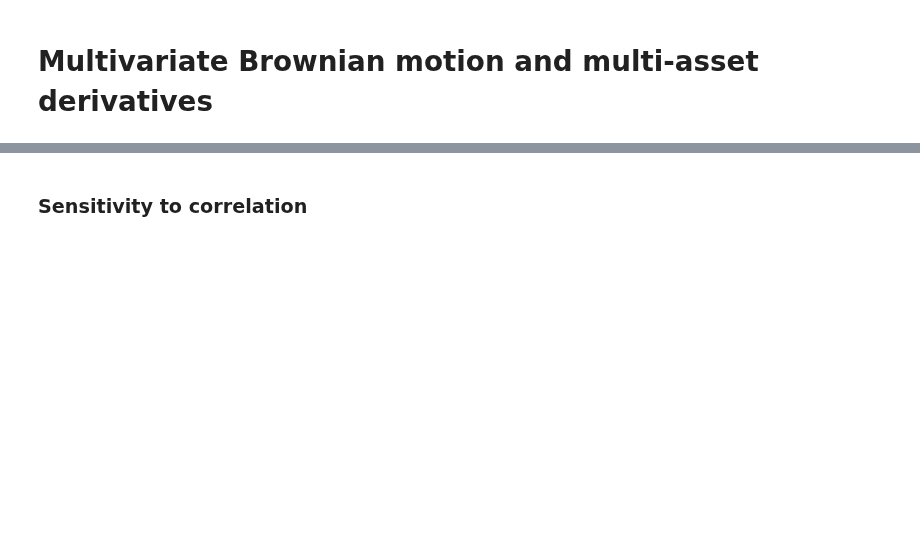
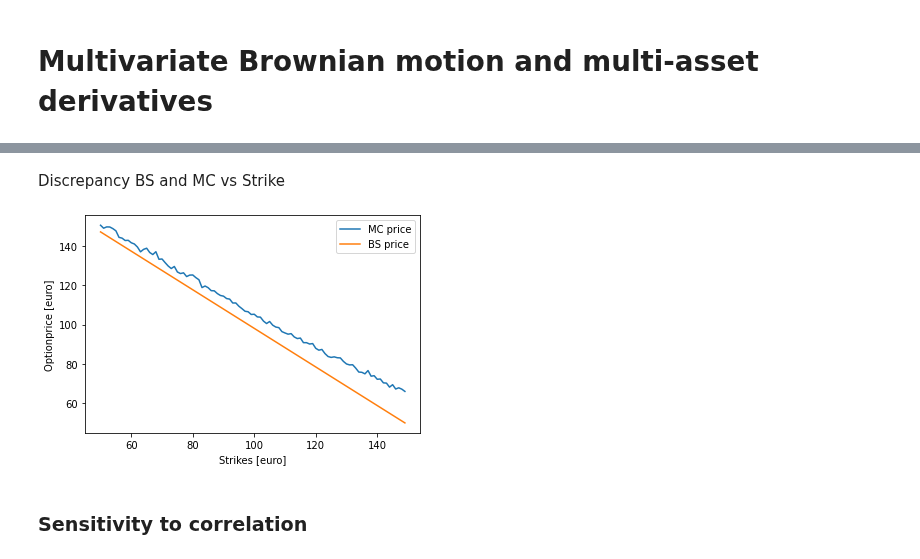
Before and after one commit to WillemJan9519/SPFDM-2, a Jupyter notebook: SPFDM 2.ipynb, the cells around one changed output, grey strips where cells are left out. Saved outputs shown, nothing was run; the diff lists cells and outputs as text; code cells hidden in the pictures; blank space fills up the shorter version.

```diff
--- a/SPFDM 2.ipynb
+++ b/SPFDM 2.ipynb
@@ -489,3 +519,30 @@ print(BGMB.spread_BS(100))
+# %% [markdown]
+</h3>Discrepancy BS and MC vs Strike</h3>
+# %%
+# Assuming Arithmetic Brownian Motion. Calculate MC price and BS price.
+
+def worker1(rho,K):
+    BGMB_ = multivariate_brownian(Npaths = 10000, Ntimesteps = 50, T = 1,rho=rho, ABM=True)
+    return BGMB_.option_price(K)
+
+def worker2(rho,K):
+    BGMB_ = multivariate_brownian(Npaths = 10000, Ntimesteps = 50, T = 1,rho=rho, ABM=True)
+    return BGMB_.spread_BS(K)
+
+def BS_MC_strike():
+    rho = -1
+    strikes = np.arange(50,150,1)
+    optionprices = np.array(Parallel(n_jobs=8)(delayed(worker1)(rho,strike) for strike in strikes))
+    BSprices = np.array(Parallel(n_jobs=8)(delayed(worker2)(rho,strike) for strike in strikes))
+    plt.plot(strikes, optionprices, label='MC price')
+    plt.plot(strikes, BSprices, label='BS price')
+    plt.legend()
+    plt.xlabel('Strikes [euro]')
+    plt.ylabel('Optionprice [euro]')
+
+BS_MC_strike()
+# %% [output]
+[figure, added]
 # %% [markdown]
 <h3>Sensitivity to correlation</h3>
 # %%
```
Also changed, not shown: parts of 4 cells of this notebook.
